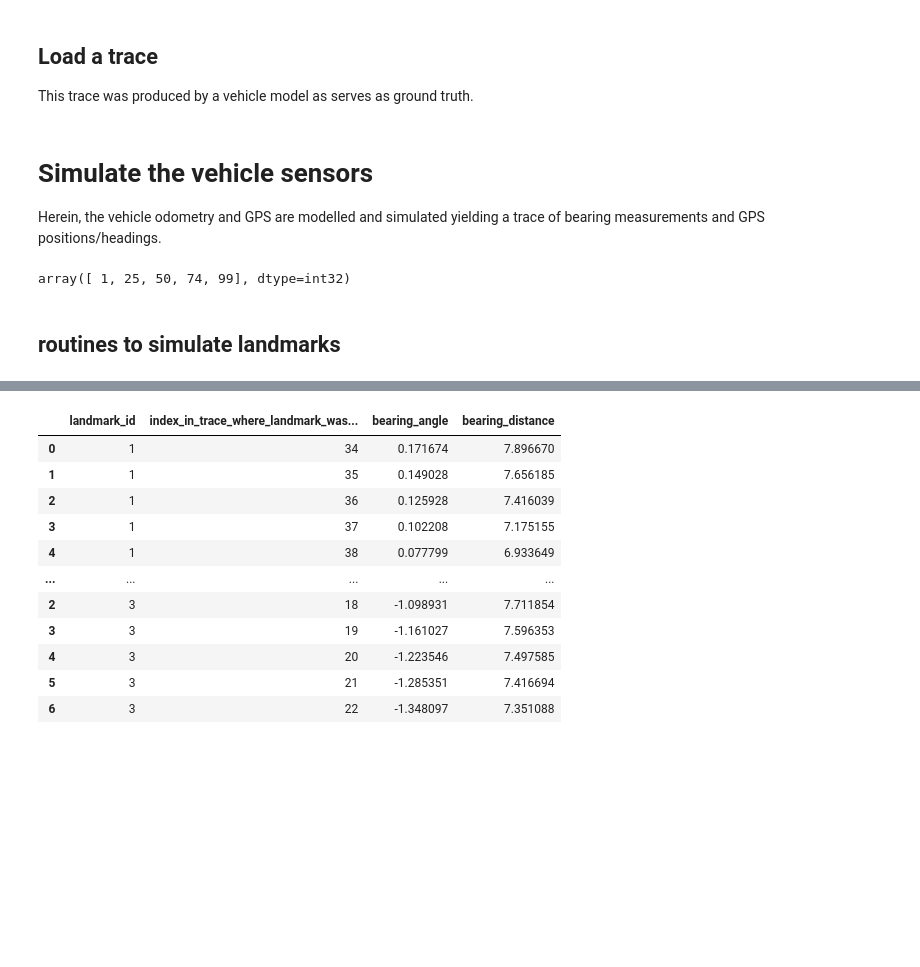
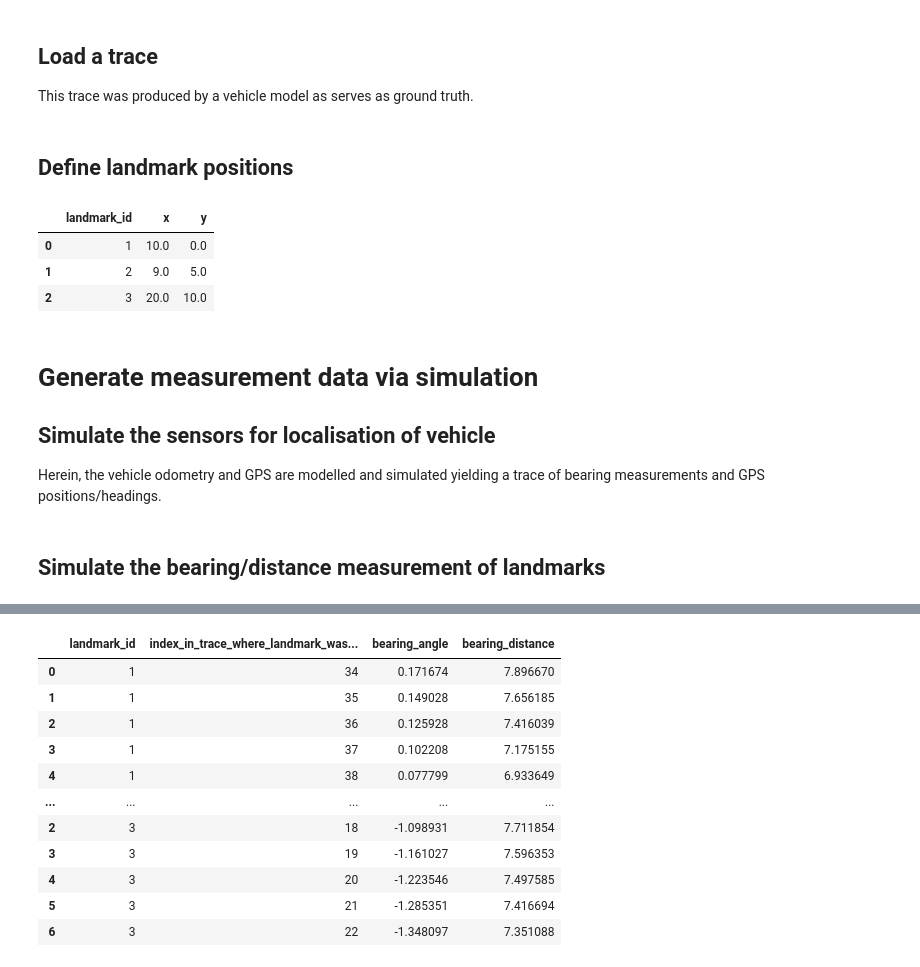
Before and after one commit to christianausb/vehicleControl, a Jupyter notebook: landmark_tracking.ipynb, the cells around one changed output, grey strips where cells are left out. Cells and saved outputs as stored; diff of their text form; code cells hidden in the pictures; blank space fills up the shorter version.

Commit message:
refactor landmark_tracking - II

```diff
--- a/landmark_tracking.ipynb
+++ b/landmark_tracking.ipynb
@@ -21,7 +22,24 @@ This trace was produced by a vehicle model as serves as ground truth.
 # %%
 with open('data/path_to_goal_2.json') as json_file:
     raw_trace = json.load(json_file)
+# %% [markdown]
+## Define landmark positions
+# %%
+# define landmark ground truth
+landmarks_ground_truth = pd.DataFrame()
+
+landmarks_ground_truth["landmark_id"] = np.array( [1,    2,      3], dtype=np.int64 )
+landmarks_ground_truth["x"]           = np.array( [10.0, 9.0, 20.0], dtype=np.float64 )
+landmarks_ground_truth["y"]           = np.array( [0.0,  5.0, 10.0], dtype=np.float64 )
+landmarks_ground_truth
+# %% [output]
+|  | landmark_id | x | y |
+| 0 | 1 | 10.0 | 0.0 |
+| 1 | 2 | 9.0 | 5.0 |
+| 2 | 3 | 20.0 | 10.0 |
 # %% [markdown]
-# Simulate the vehicle sensors
+# Generate measurement data via simulation
+
+## Simulate the sensors for localisation of vehicle
 
 Herein, the vehicle odometry and GPS are modelled and simulated yielding a trace of bearing measurements and GPS positions/headings.
@@ -40,48 +46,5 @@ def simulate_odometry(x_y_psi):
 # %%
-def simulate_odometry_and_GPS(raw_trace, trace, number_of_samples=100):
-    """
-
-    """
-
-    n_raw = len(raw_trace['X'])
-
-    # perform a subsampling of the ground truth to reduce the data and to
-    # model the reduced sampling rate of the odometry.
-    I_subsample_raw = np.linspace(0, n_raw-1, number_of_samples, dtype=np.int32)
-
-    x_y_psi__ = np.array( [ raw_trace['X'], raw_trace['Y'], raw_trace['PSI'] ] ).transpose()
-    x_y_psi = x_y_psi__[ I_subsample_raw, : ]
-
-    # pass-through the (sub-sampled) ground truth (used for plotting verification purposes not to solve the SLAM problem)
-    trace['x_y_psi'] = x_y_psi
-
-    #
-    # simulate odometry
-    #
-
-    # define measurement noise parameters
-    trace['odometry_noise'] = [ 0.1, 0.0001, 0.1 ]
-
-    # compute odometry
-    trace['x_y_psi_delta'], trace['odometry'] = simulate_odometry( trace['x_y_psi'] )
-
-    #
-    # simulate GPS
-    #
-
-    trace['x_y_psi_noise']  = [ 0.2, 0.2, 1000 ]
-
-    # perform a subsampling of the ground truth to model the reduced sampling rate of GPS.
-    gps_subsample_indices = np.linspace( 1, len(x_y_psi)-1, 5, dtype=np.int32 )
-
-    trace['gps_subsample_indices'] = gps_subsample_indices
-    trace['x_y_psi_GPS'] = x_y_psi[gps_subsample_indices] # TODO: add measurement noise
-
-
-
+trace = {}
 simulate_odometry_and_GPS(raw_trace, trace, number_of_samples=100)
-trace['gps_subsample_indices']
-# %% [output]
-array([ 1, 25, 50, 74, 99], dtype=int32)
 # %% [markdown]
-## routines to simulate landmarks
+## Simulate the bearing/distance measurement of landmarks
```
Also changed, not shown: parts of 15 cells of this notebook, 2 other files.
